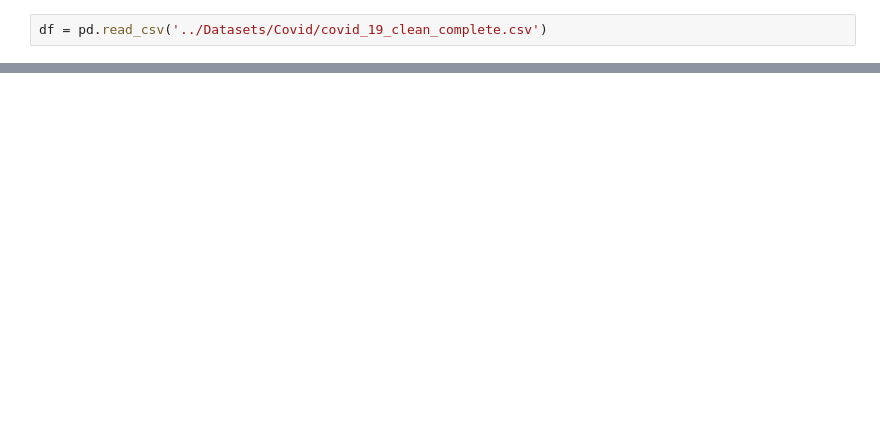
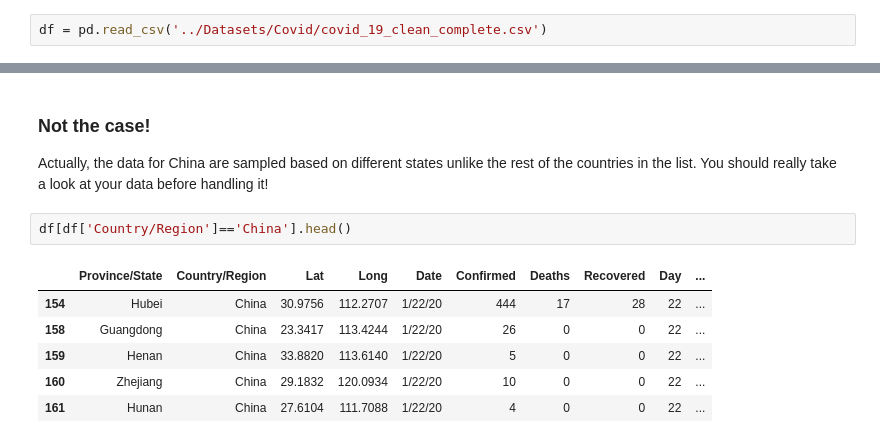
Before and after one commit to darklex55/COVID19-EDA, a Jupyter notebook: Covid/Covid-EDA.ipynb, the cells around one changed output, grey strips where cells are left out. Saved outputs shown, nothing was run; the diff lists cells and outputs as text; blank space fills up the shorter version.

```diff
--- a/Covid/Covid-EDA.ipynb
+++ b/Covid/Covid-EDA.ipynb
@@ -84,0 +139,12 @@ As of 2020-03-17.
+# %% [markdown]
+### Not the case!
+Actually, the data for China are sampled based on different states unlike the rest of the countries in the list. You should really take a look at your data before handling it!
+# %%
+df[df['Country/Region']=='China'].head()
+# %% [output]
+|  | Province/State | Country/Region | Lat | Long | Date | Confirmed | Deaths | Recovered | Day | ... |
+| 154 | Hubei | China | 30.9756 | 112.2707 | 1/22/20 | 444 | 17 | 28 | 22 | ... |
+| 158 | Guangdong | China | 23.3417 | 113.4244 | 1/22/20 | 26 | 0 | 0 | 22 | ... |
+| 159 | Henan | China | 33.8820 | 113.6140 | 1/22/20 | 5 | 0 | 0 | 22 | ... |
+| 160 | Zhejiang | China | 29.1832 | 120.0934 | 1/22/20 | 10 | 0 | 0 | 22 | ... |
+| 161 | Hunan | China | 27.6104 | 111.7088 | 1/22/20 | 4 | 0 | 0 | 22 | ... |
```
Also changed, not shown: parts of 27 cells of this notebook, 1 other file.
